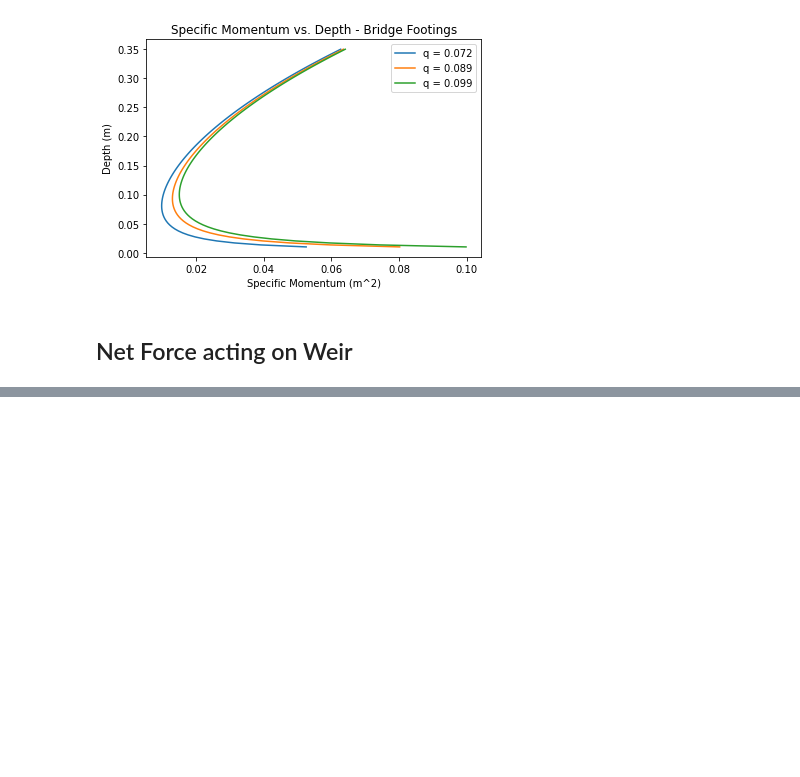
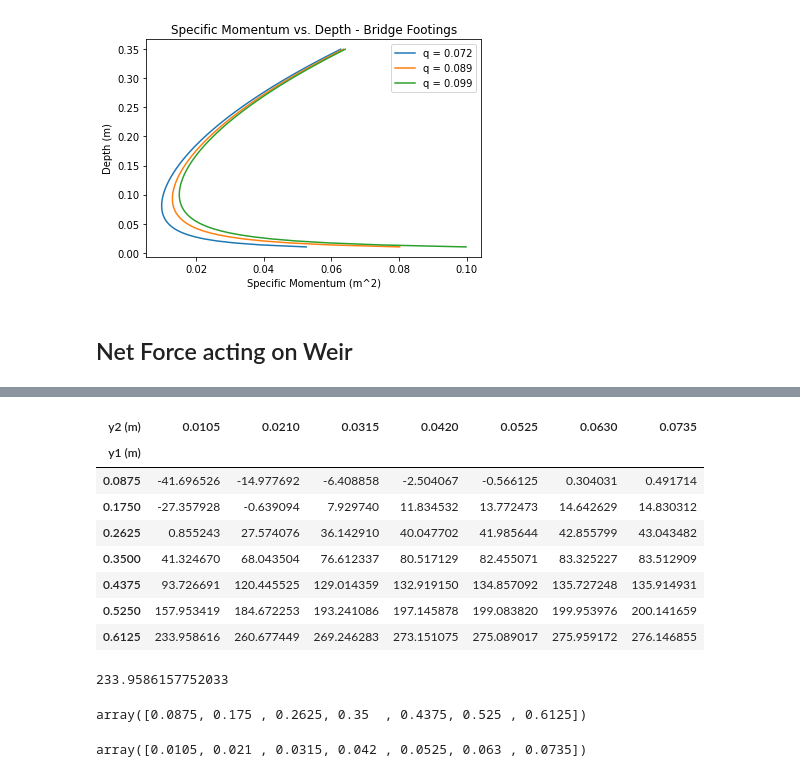
Before and after one commit to mpampolina/CIVL, a Jupyter notebook: CIVL 316 - Lab B.ipynb, the cells around one changed output, grey strips where cells are left out. Drawn from its saved outputs; the diff is of its cells as text; code cells hidden in the pictures; blank space fills up the shorter version.

```diff
--- a/CIVL 316 - Lab B.ipynb
+++ b/CIVL 316 - Lab B.ipynb
@@ -271,0 +311,24 @@ df2
+# %%
+SApf_1
+# %% [output]
+| y2 (m) | 0.0105 | 0.0210 | 0.0315 | 0.0420 | 0.0525 | 0.0630 | 0.0735 |
+| y1 (m) |  |  |  |  |  |  |  |
+| 0.0875 | -41.696526 | -14.977692 | -6.408858 | -2.504067 | -0.566125 | 0.304031 | 0.491714 |
+| 0.1750 | -27.357928 | -0.639094 | 7.929740 | 11.834532 | 13.772473 | 14.642629 | 14.830312 |
+| 0.2625 | 0.855243 | 27.574076 | 36.142910 | 40.047702 | 41.985644 | 42.855799 | 43.043482 |
+| 0.3500 | 41.324670 | 68.043504 | 76.612337 | 80.517129 | 82.455071 | 83.325227 | 83.512909 |
+| 0.4375 | 93.726691 | 120.445525 | 129.014359 | 132.919150 | 134.857092 | 135.727248 | 135.914931 |
+| 0.5250 | 157.953419 | 184.672253 | 193.241086 | 197.145878 | 199.083820 | 199.953976 | 200.141659 |
+| 0.6125 | 233.958616 | 260.677449 | 269.246283 | 273.151075 | 275.089017 | 275.959172 | 276.146855 |
+# %%
+getPf(getMomentum(0.6125, qsol), getMomentum(0.0105, qsol))
+# %% [output]
+233.9586157752033
+# %%
+y1s
+# %% [output]
+array([0.0875, 0.175 , 0.2625, 0.35  , 0.4375, 0.525 , 0.6125])
+# %%
+y2s
+# %% [output]
+array([0.0105, 0.021 , 0.0315, 0.042 , 0.0525, 0.063 , 0.0735])
```
Also changed, not shown: parts of 20 cells of this notebook.
